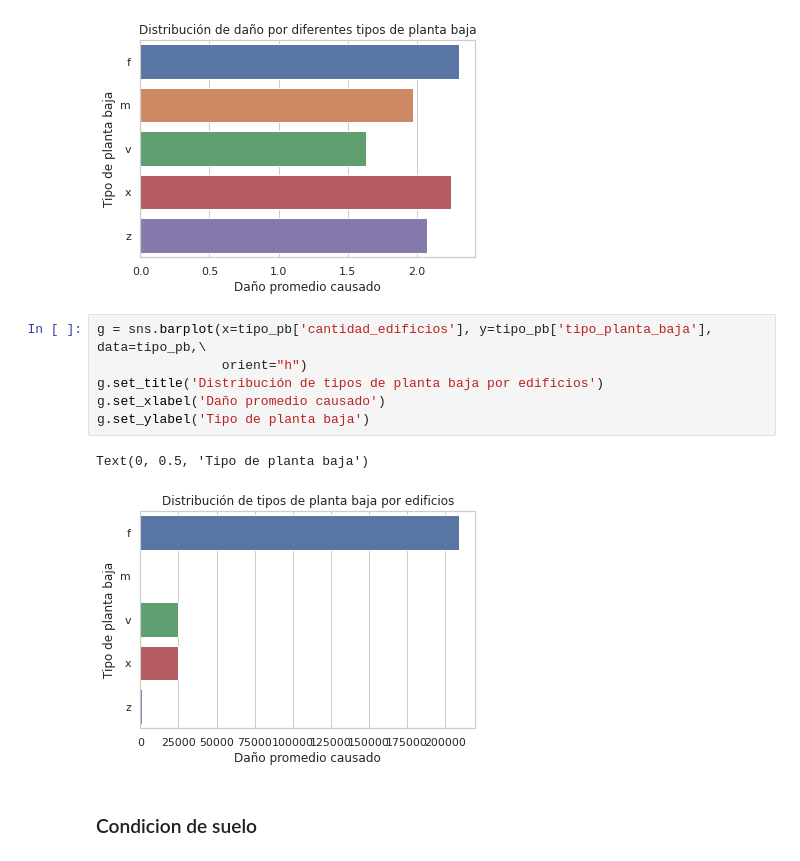
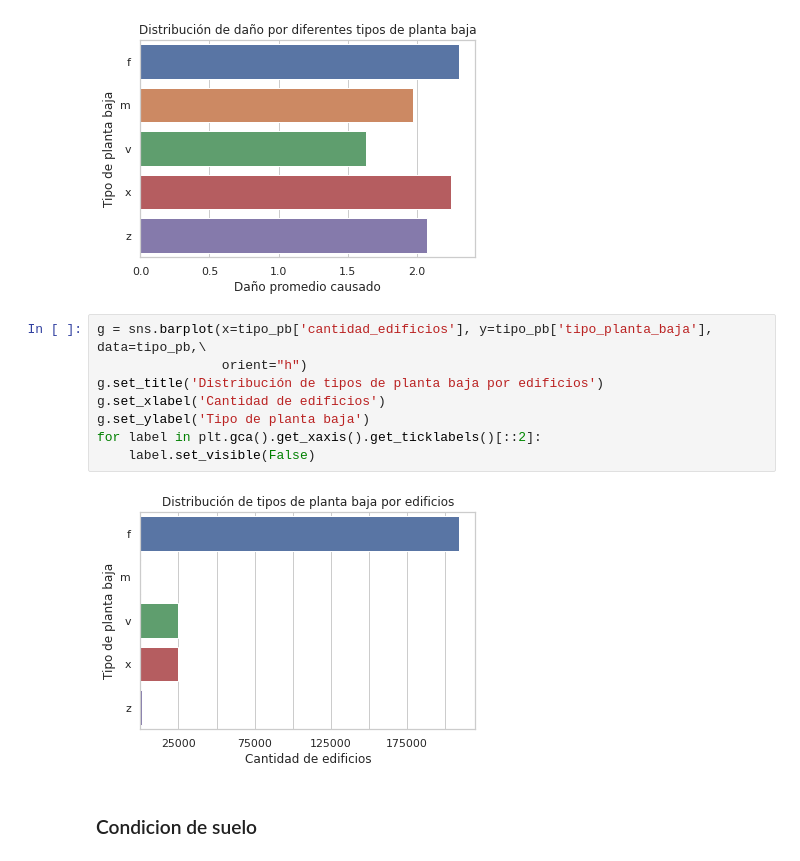
Before and after one commit to hernanrnieva/datos_tp1, a Jupyter notebook: Analisis-Generalidades estructurales.ipynb, the cells around one changed output. Saved outputs shown, nothing was run; the diff lists cells and outputs as text.

Commit message:
arreglo en nombre de labels en gráficos

```diff
--- a/Analisis-Generalidades estructurales.ipynb
+++ b/Analisis-Generalidades estructurales.ipynb
@@ -204,12 +204,13 @@ Text(0, 0.5, 'Tipo de planta baja')
 # %%
 g = sns.barplot(x=tipo_pb['cantidad_edificios'], y=tipo_pb['tipo_planta_baja'], data=tipo_pb,\
                 orient="h")
 g.set_title('Distribución de tipos de planta baja por edificios')
-g.set_xlabel('Daño promedio causado')
+g.set_xlabel('Cantidad de edificios')
 g.set_ylabel('Tipo de planta baja')
+for label in plt.gca().get_xaxis().get_ticklabels()[::2]:
+    label.set_visible(False)
 # %% [output]
-Text(0, 0.5, 'Tipo de planta baja')
-[figure, old version]
+[figure, new version]
 # %% [markdown]
 ### Condicion de suelo
 # %%
```
Also changed, not shown: parts of 5 cells of this notebook.
